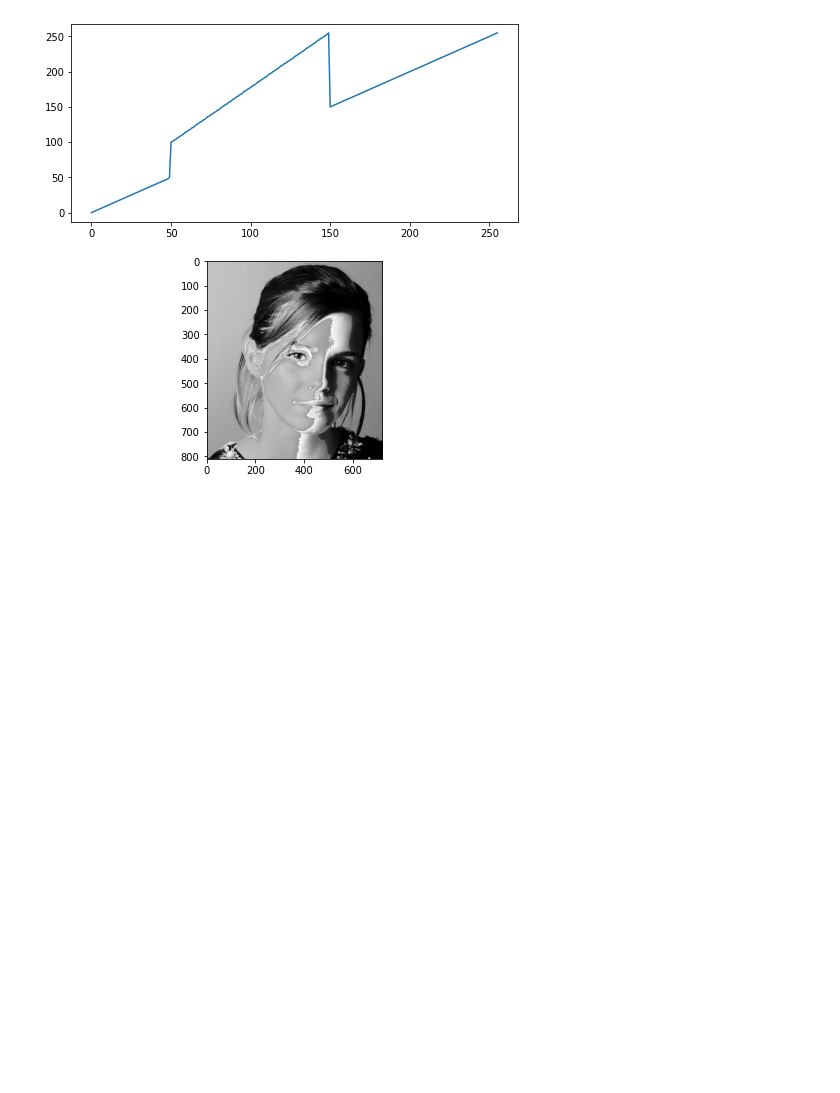
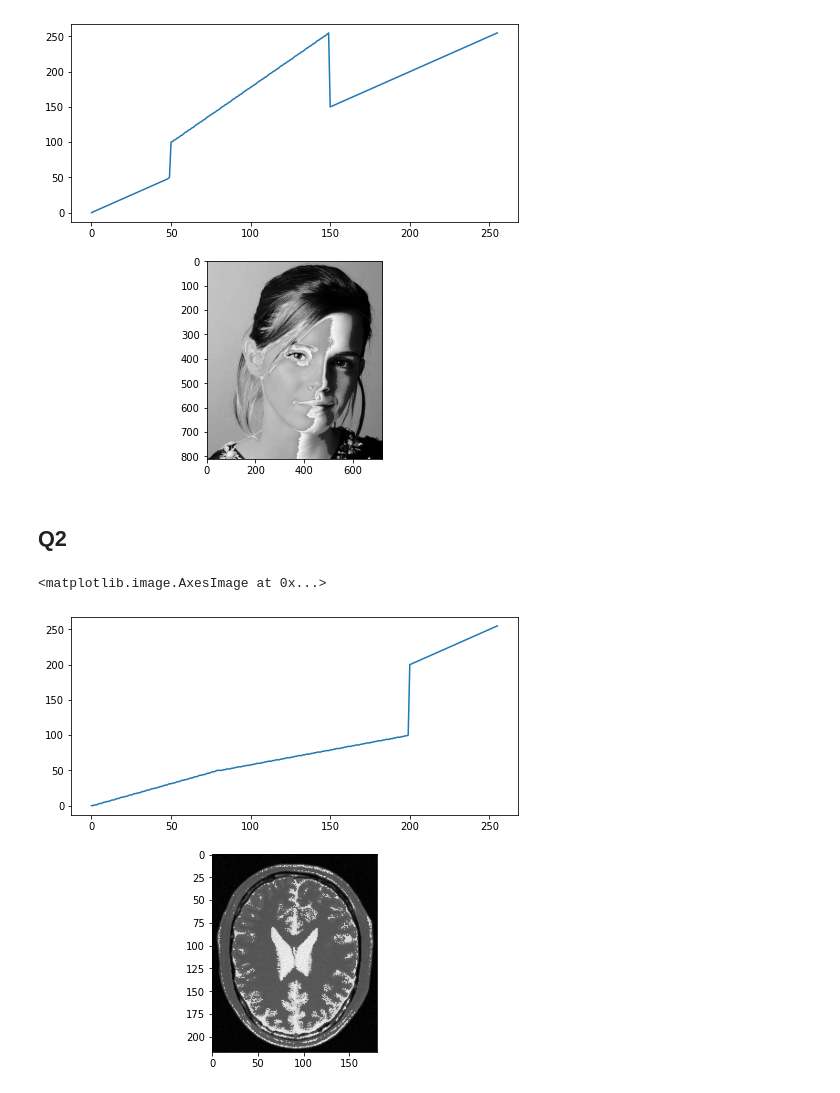
Before and after one commit to muditha11/ImageProcessingAndMachineVision, a Jupyter notebook: assignment 1/assignment1.ipynb, the cells around one changed output. Cells and saved outputs as stored; diff of their text form; code cells hidden in the pictures; blank space fills up the shorter version.

```diff
--- a/assignment 1/assignment1.ipynb
+++ b/assignment 1/assignment1.ipynb
@@ -23,3 +28,24 @@ ax[1].imshow(g)
 # %% [output]
 <matplotlib.image.AxesImage at 0x...>
 [figure]
+# %% [markdown]
+## Q2
+# %%
+img = cv2.imread("brain_proton_density_slice.png",cv2.IMREAD_GRAYSCALE)
+assert img is not None
+
+t1 = np.linspace(0,50,80)
+t2 = np.linspace(50,100,120)
+t3 = np.linspace(200,255,56)
+
+t = np.concatenate((t1,t2,t3),axis=0).astype(np.uint8)
+assert len(t)==256
+g = cv2.LUT(img,t)
+
+g = cv2.cvtColor(g,cv2.COLOR_BGR2RGB)
+fig, ax  = plt.subplots(2,1,figsize = (8,8))
+ax[0].plot(t)
+ax[1].imshow(g)
+# %% [output]
+<matplotlib.image.AxesImage at 0x...>
+[figure, added]
```
Also changed, not shown: parts of 3 cells of this notebook.
